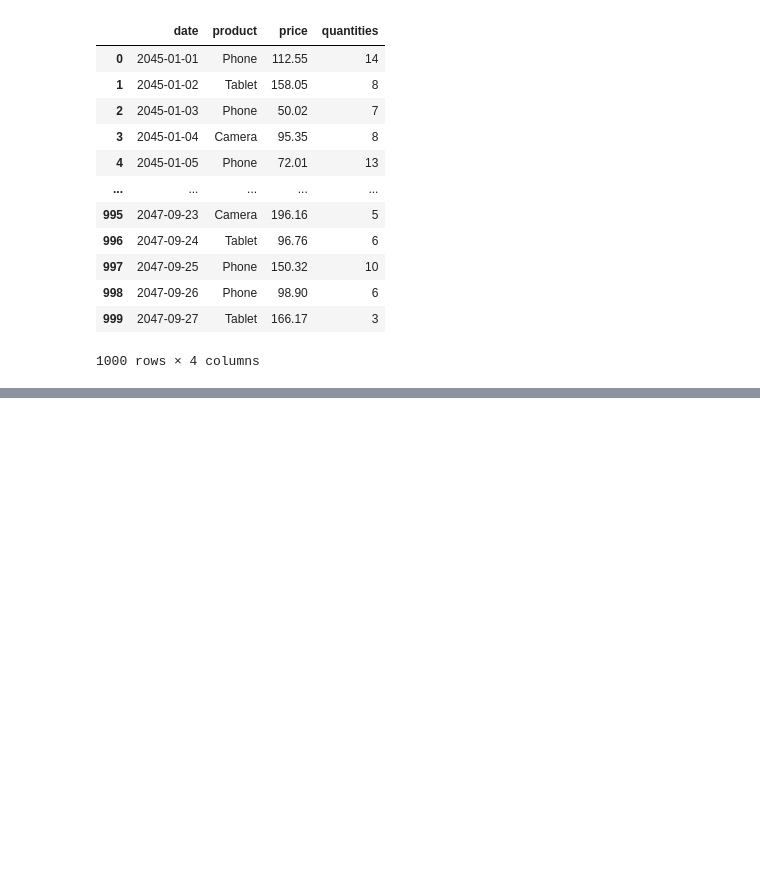
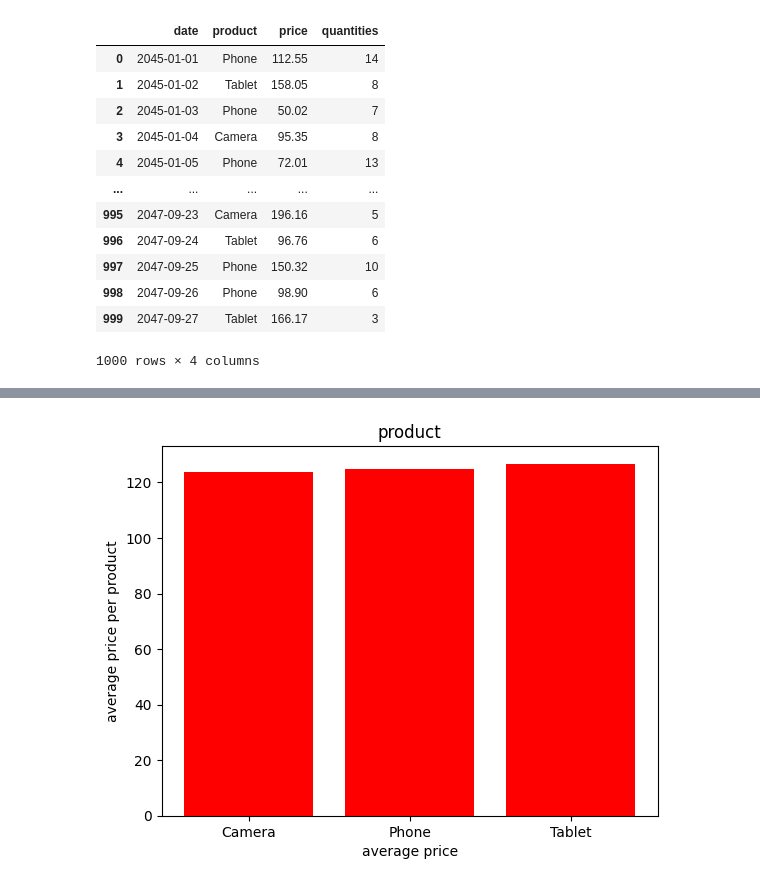
Before and after one commit to seemyoon/machine-learning_intro, a Jupyter notebook: pandas/pandas random csv.ipynb, the cells around one changed output, grey strips where cells are left out. Saved outputs shown, nothing was run; the diff lists cells and outputs as text; code cells hidden in the pictures; blank space fills up the shorter version.

```diff
--- a/pandas/pandas random csv.ipynb
+++ b/pandas/pandas random csv.ipynb
@@ -49,0 +130,8 @@ df.to_json('sales_data.json')  # json
+# %%
+plt.bar(average_sales.index, average_sales.values, color=['red'])
+plt.title('product')
+plt.xlabel('average price')
+plt.ylabel('average price per product')
+plt.show()
+# %% [output]
+[figure, added]
```
Also changed, not shown: parts of 12 cells of this notebook.
